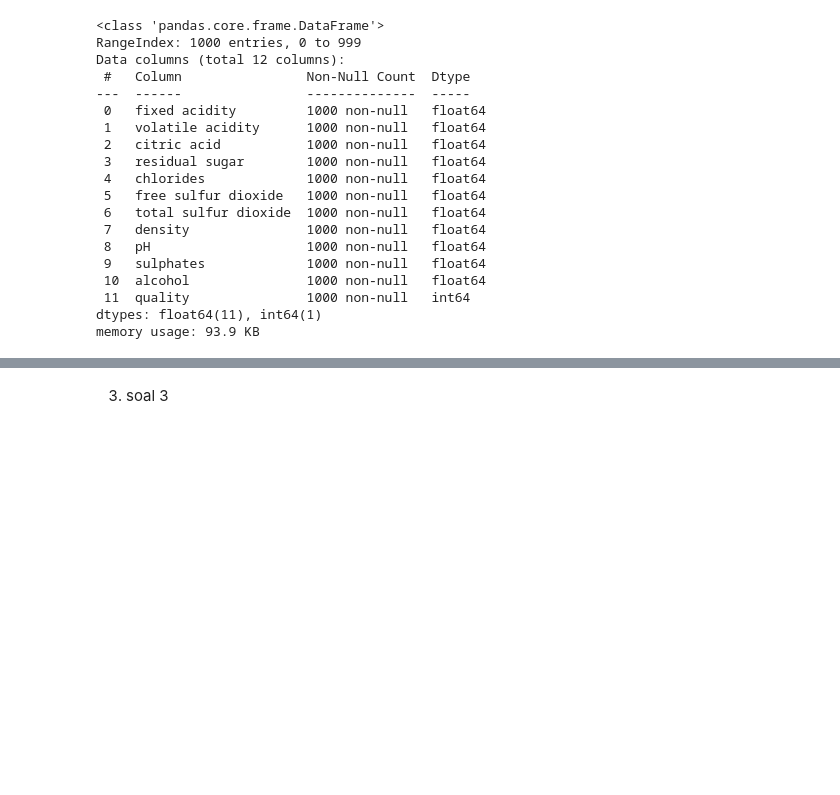
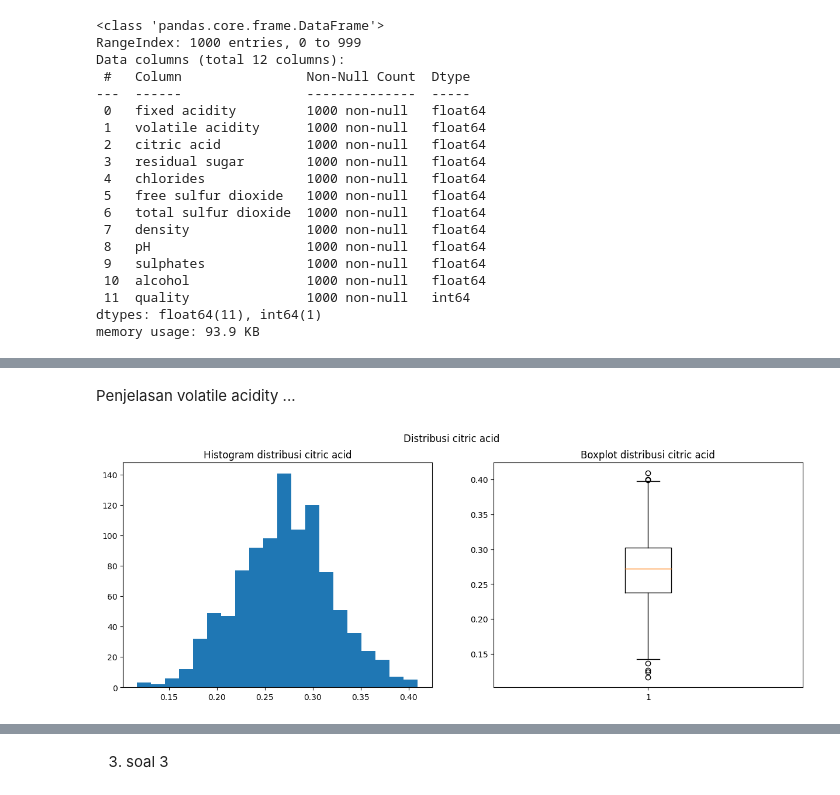
Before and after one commit to febryanarota/Tugas-Besar-Probstat, a Jupyter notebook: main.ipynb, the cells around one changed output, grey strips where cells are left out. Cells and saved outputs as stored; diff of their text form; code cells hidden in the pictures; blank space fills up the shorter version.

```diff
--- a/main.ipynb
+++ b/main.ipynb
@@ -73,0 +95,6 @@ desc
+# %% [markdown]
+Penjelasan volatile acidity ...
+# %%
+plot_distribusi(df["citric acid"], "Distribusi citric acid")
+# %% [output]
+[figure, added]
```
Also changed, not shown: parts of 26 cells of this notebook.
